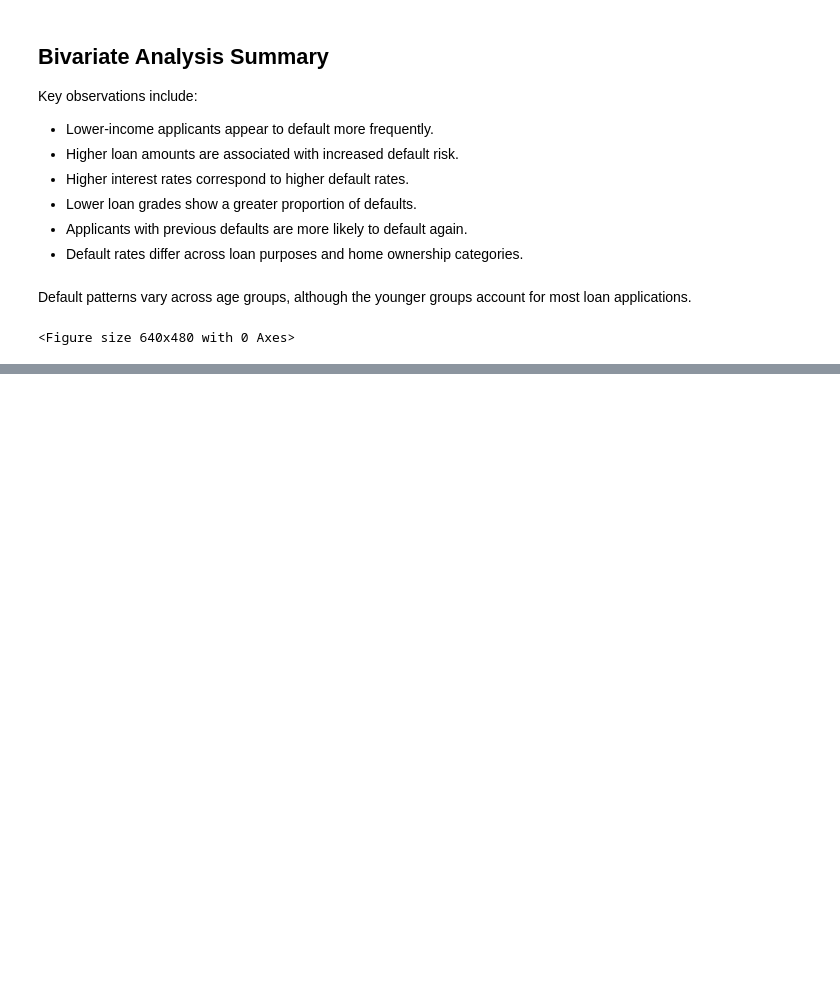
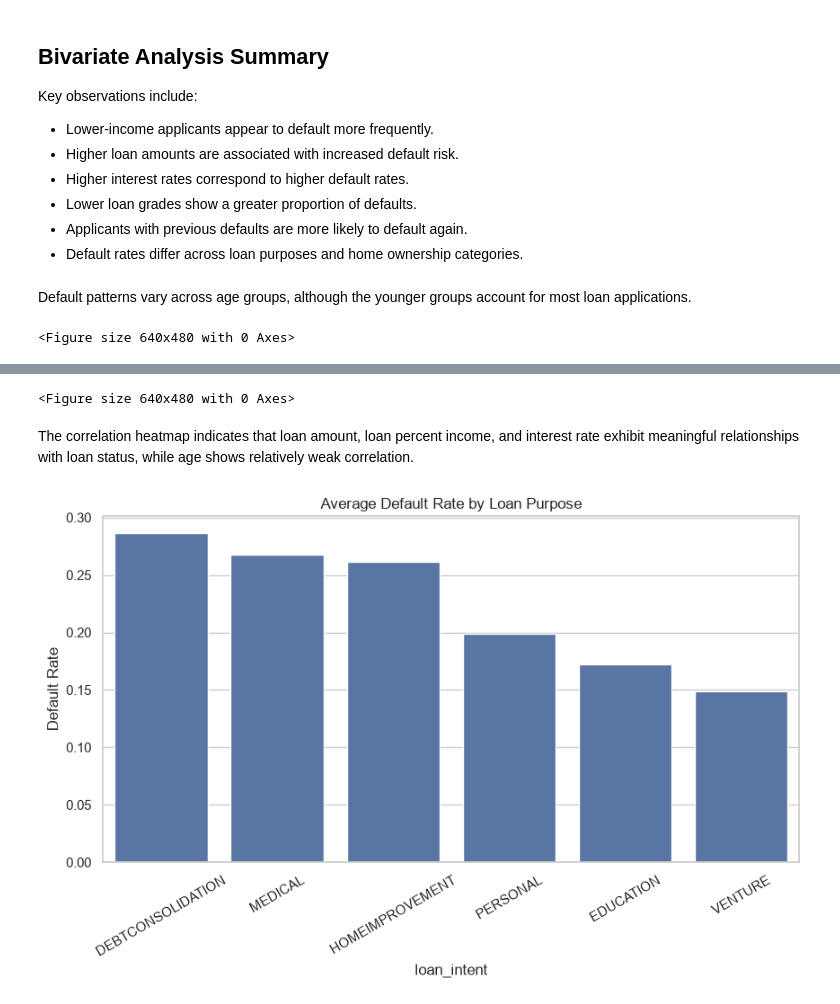
Before and after one commit to charank006/credit-risk-eda, a Jupyter notebook: notebooks/credit_eda.ipynb, the cells around one changed output, grey strips where cells are left out. Saved outputs shown, nothing was run; the diff lists cells and outputs as text; code cells hidden in the pictures; blank space fills up the shorter version.

```diff
--- a/notebooks/credit_eda.ipynb
+++ b/notebooks/credit_eda.ipynb
@@ -911,0 +933,34 @@ plt.savefig("../reports/figures/income_vs_loan_status.png",
+# %%
+plt.savefig(
+    "../reports/figures/correlation_heatmap.png",
+    dpi=300,
+    bbox_inches="tight"
+)
+# %% [output]
+<Figure size 640x480 with 0 Axes>
+# %% [markdown]
+The correlation heatmap indicates that loan amount, loan percent income, and interest rate exhibit meaningful relationships with loan status, while age shows relatively weak correlation.
+# %%
+default_rate_intent = (
+    df_clean
+    .groupby("loan_intent")["loan_status"]
+    .mean()
+    .sort_values(ascending=False)
+)
+
+plt.figure(figsize=(10,5))
+
+sns.barplot(
+    x=default_rate_intent.index,
+    y=default_rate_intent.values
+)
+
+plt.xticks(rotation=30)
+
+plt.ylabel("Default Rate")
+
+plt.title("Average Default Rate by Loan Purpose")
+
+plt.show()
+# %% [output]
+[figure, added]
```
Also changed, not shown: parts of 11 cells of this notebook, 9 other files.
